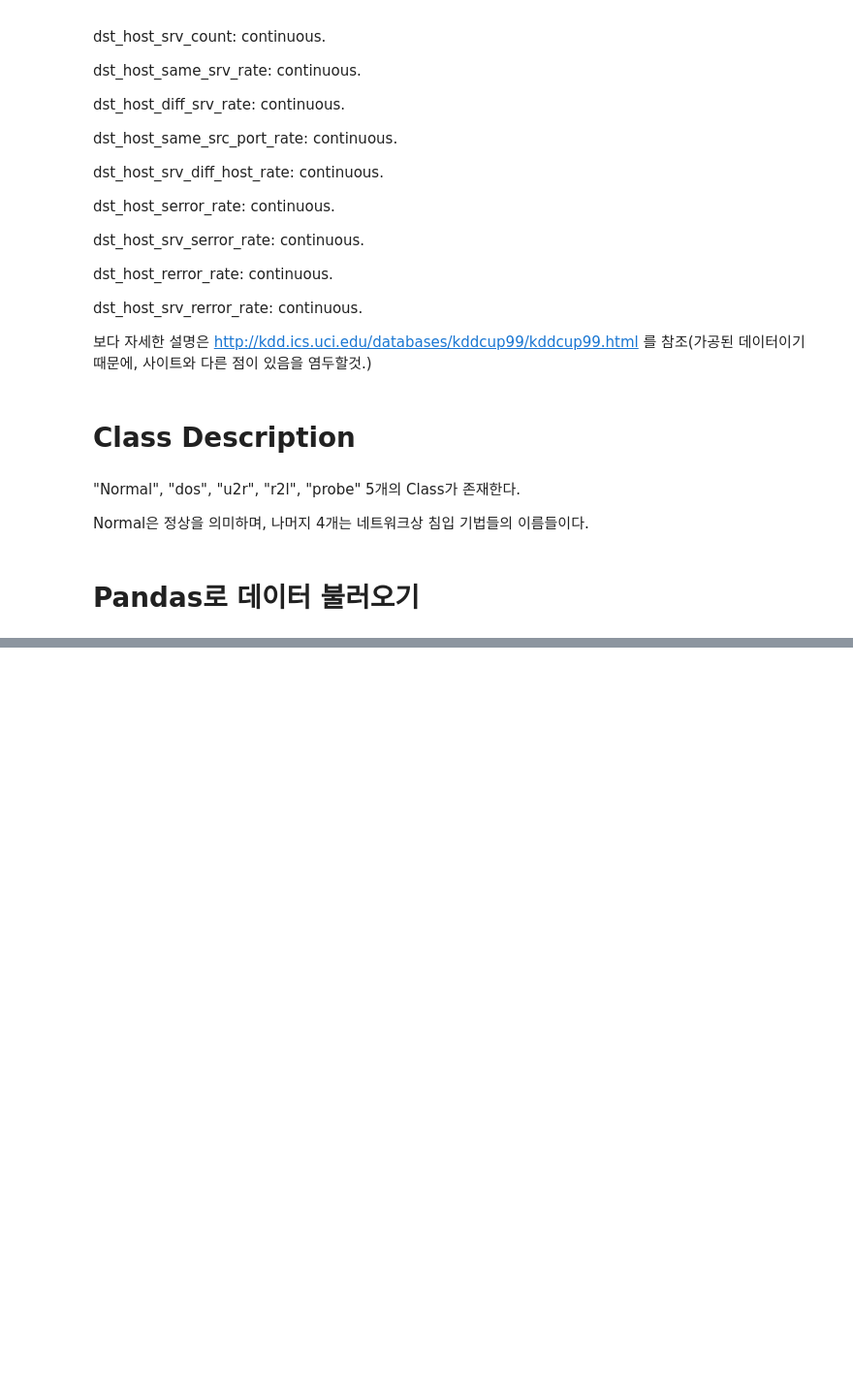
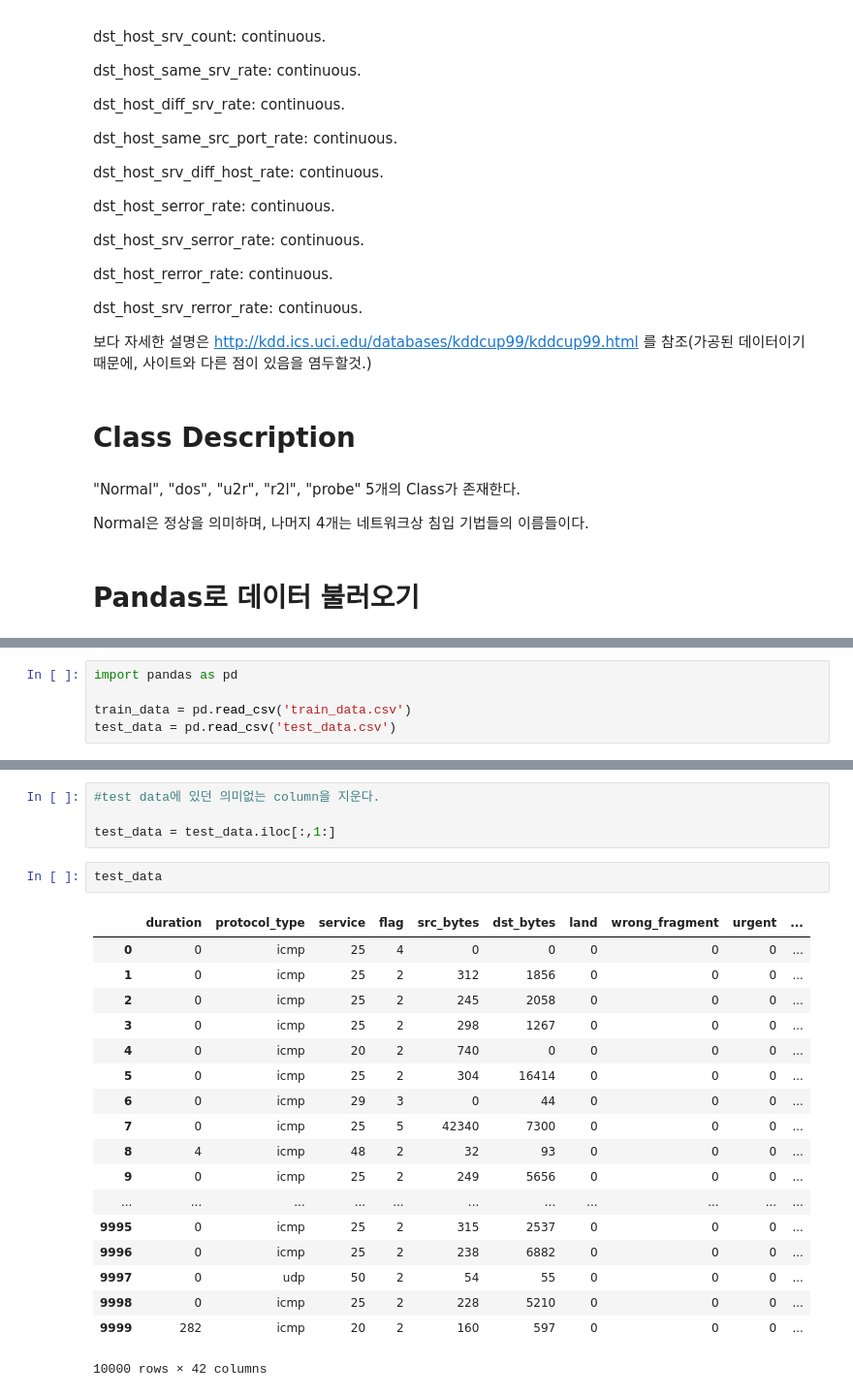
Before and after one commit to dskym/KUML_TermProject, a Jupyter notebook: ML_Term_Project.ipynb, the cells around one changed output, grey strips where cells are left out. Shown at 97% size. Drawn from its saved outputs; the diff is of its cells as text; blank space fills up the shorter version.

```diff
--- a/ML_Term_Project.ipynb
+++ b/ML_Term_Project.ipynb
@@ -173,0 +113,5 @@ decision_tree.fit(X, y)
+# %%
+import pandas as pd
+
+train_data = pd.read_csv('train_data.csv')
+test_data = pd.read_csv('test_data.csv')
@@ -173,0 +139,25 @@ decision_tree.fit(X, y)
+# %%
+#test data에 있던 의미없는 column을 지운다.
+
+test_data = test_data.iloc[:,1:]
+# %%
+test_data
+# %% [output]
+|  | duration | protocol_type | service | flag | src_bytes | dst_bytes | land | wrong_fragment | urgent | ... |
+| 0 | 0 | icmp | 25 | 4 | 0 | 0 | 0 | 0 | 0 | ... |
+| 1 | 0 | icmp | 25 | 2 | 312 | 1856 | 0 | 0 | 0 | ... |
+| 2 | 0 | icmp | 25 | 2 | 245 | 2058 | 0 | 0 | 0 | ... |
+| 3 | 0 | icmp | 25 | 2 | 298 | 1267 | 0 | 0 | 0 | ... |
+| 4 | 0 | icmp | 20 | 2 | 740 | 0 | 0 | 0 | 0 | ... |
+| 5 | 0 | icmp | 25 | 2 | 304 | 16414 | 0 | 0 | 0 | ... |
+| 6 | 0 | icmp | 29 | 3 | 0 | 44 | 0 | 0 | 0 | ... |
+| 7 | 0 | icmp | 25 | 5 | 42340 | 7300 | 0 | 0 | 0 | ... |
+| 8 | 4 | icmp | 48 | 2 | 32 | 93 | 0 | 0 | 0 | ... |
+| 9 | 0 | icmp | 25 | 2 | 249 | 5656 | 0 | 0 | 0 | ... |
+| ... | ... | ... | ... | ... | ... | ... | ... | ... | ... | ... |
+| 9995 | 0 | icmp | 25 | 2 | 315 | 2537 | 0 | 0 | 0 | ... |
+| 9996 | 0 | icmp | 25 | 2 | 238 | 6882 | 0 | 0 | 0 | ... |
+| 9997 | 0 | udp | 50 | 2 | 54 | 55 | 0 | 0 | 0 | ... |
+| 9998 | 0 | icmp | 25 | 2 | 228 | 5210 | 0 | 0 | 0 | ... |
+| 9999 | 282 | icmp | 20 | 2 | 160 | 597 | 0 | 0 | 0 | ... |
+10000 rows × 42 columns
```
Also changed, not shown: parts of 49 cells of this notebook, 1 other file.
